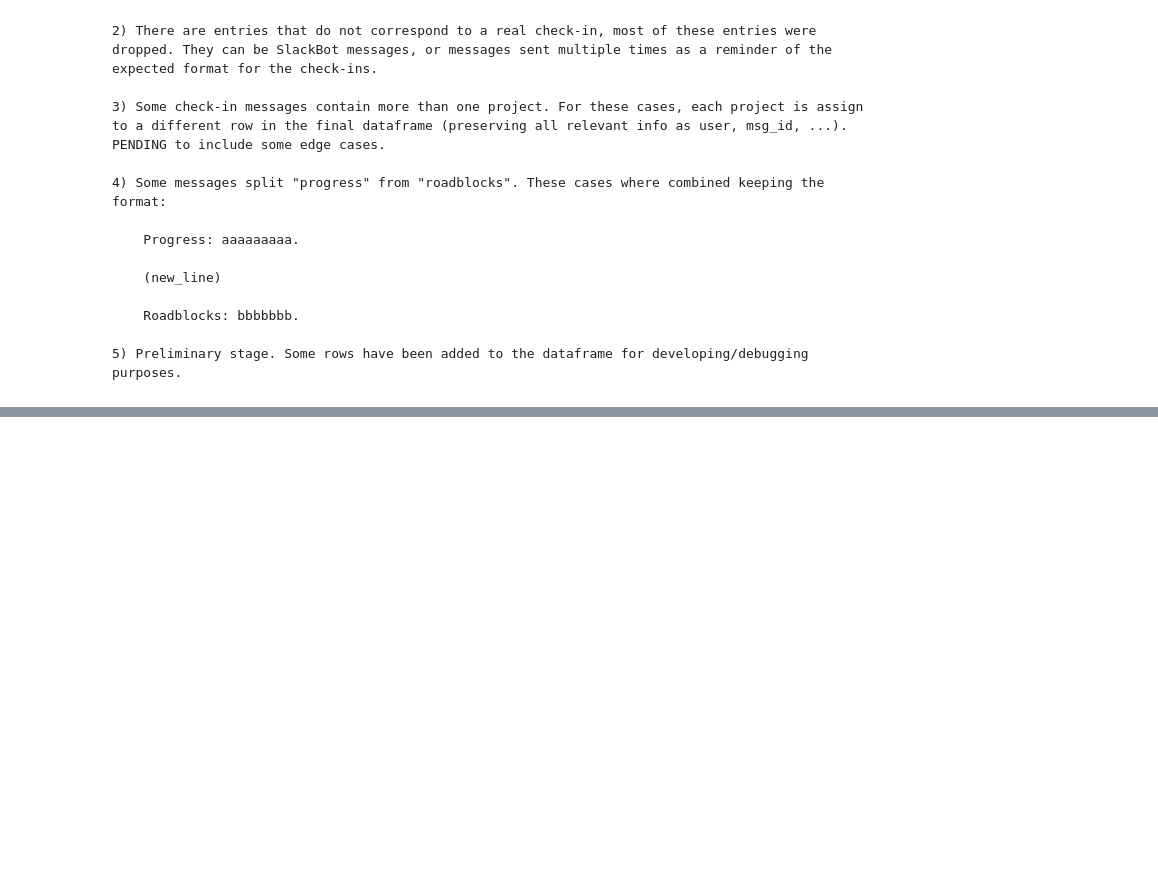
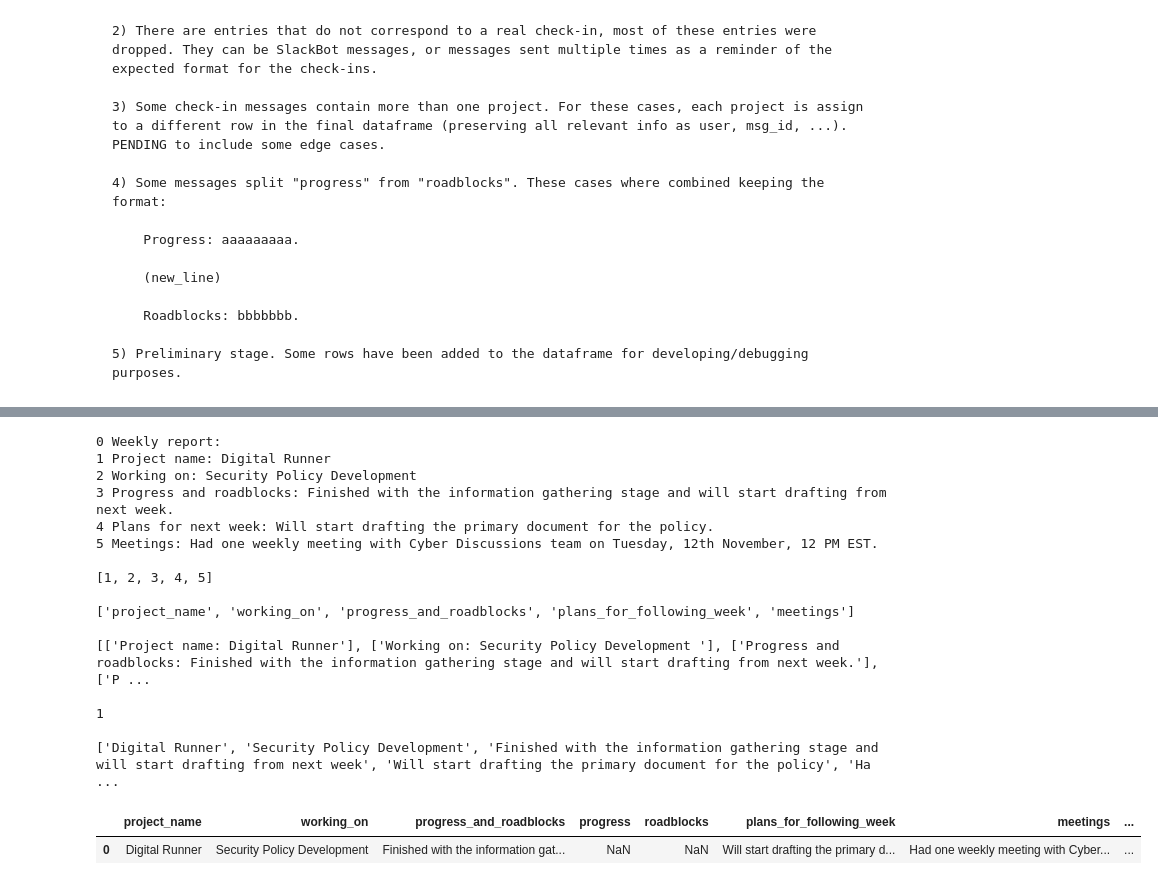
Before and after one commit to angelicads93/export_Slack, a Jupyter notebook: AG_Slack_weekly_reports.ipynb, the cells around one changed output, grey strips where cells are left out. Saved outputs shown, nothing was run; the diff lists cells and outputs as text; code cells hidden in the pictures; blank space fills up the shorter version.

```diff
--- a/AG_Slack_weekly_reports.ipynb
+++ b/AG_Slack_weekly_reports.ipynb
@@ -307,0 +519,21 @@ np.array(missmatch)
+# %%
+review_indices = []
+for i in range(len(df_out)):
+    review_i = False
+    for category_name in ['project_name', 'working_on', 'progress_and_roadblocks_combined', 'plans_for_following_week', 'meetings']:
+        if df_out.at[i,category_name]==missing_value:
+            review_i = True
+    if review_i == True:
+        review_indices.append(i)
+
+print(np.array(review_indices),'\n')
+
+ii = 246
+for i in range(len(df_out.at[ii, 'text'].splitlines())):
+    print(df_out.at[ii, 'text'].splitlines()[i])
+
+pd.DataFrame(df_out.iloc[ii]).T
+
+
+#32: uses '-', multiple_projects
+#111 >> mutiple projects (incomplete)
@@ -307,0 +667,40 @@ np.array(missmatch)
+# %%
+text = df_out.at[4, 'text']
+
+for i in range(len(text.splitlines())):
+    print(i, text.splitlines()[i])
+print()
+
+indices_start_of_category, category_names = get_indices_of_lines_with_category_name(text)
+print(indices_start_of_category, '\n')
+print(category_names, '\n')
+
+blocks_list = group_lines(text, indices_start_of_category)
+print(blocks_list, '\n')
+
+n_projects = count_projects(category_names)
+print(n_projects, '\n')
+
+answers = extract_answers(blocks_list)
+print(answers)
+
+parse_msg_to_df(text, indices_start_of_category, category_names, answers)
+# %% [output]
+0 Weekly report:
+1 Project name: Digital Runner
+2 Working on: Security Policy Development
+3 Progress and roadblocks: Finished with the information gathering stage and will start drafting from next week.
+4 Plans for next week: Will start drafting the primary document for the policy.
+5 Meetings: Had one weekly meeting with Cyber Discussions team on Tuesday, 12th November, 12 PM EST.
+
+[1, 2, 3, 4, 5]
+
+['project_name', 'working_on', 'progress_and_roadblocks', 'plans_for_following_week', 'meetings']
+
+[['Project name: Digital Runner'], ['Working on: Security Policy Development '], ['Progress and roadblocks: Finished with the information gathering stage and will start drafting from next week.'], ['P ...
+
+1
+
+['Digital Runner', 'Security Policy Development', 'Finished with the information gathering stage and will start drafting from next week', 'Will start drafting the primary document for the policy', 'Ha ...
+|  | project_name | working_on | progress_and_roadblocks | progress | roadblocks | plans_for_following_week | meetings | ... |
+| 0 | Digital Runner | Security Policy Development | Finished with the information gat... | NaN | NaN | Will start drafting the primary d... | Had one weekly meeting with Cyber... | ... |
```
Also changed, not shown: parts of 13 cells of this notebook.
